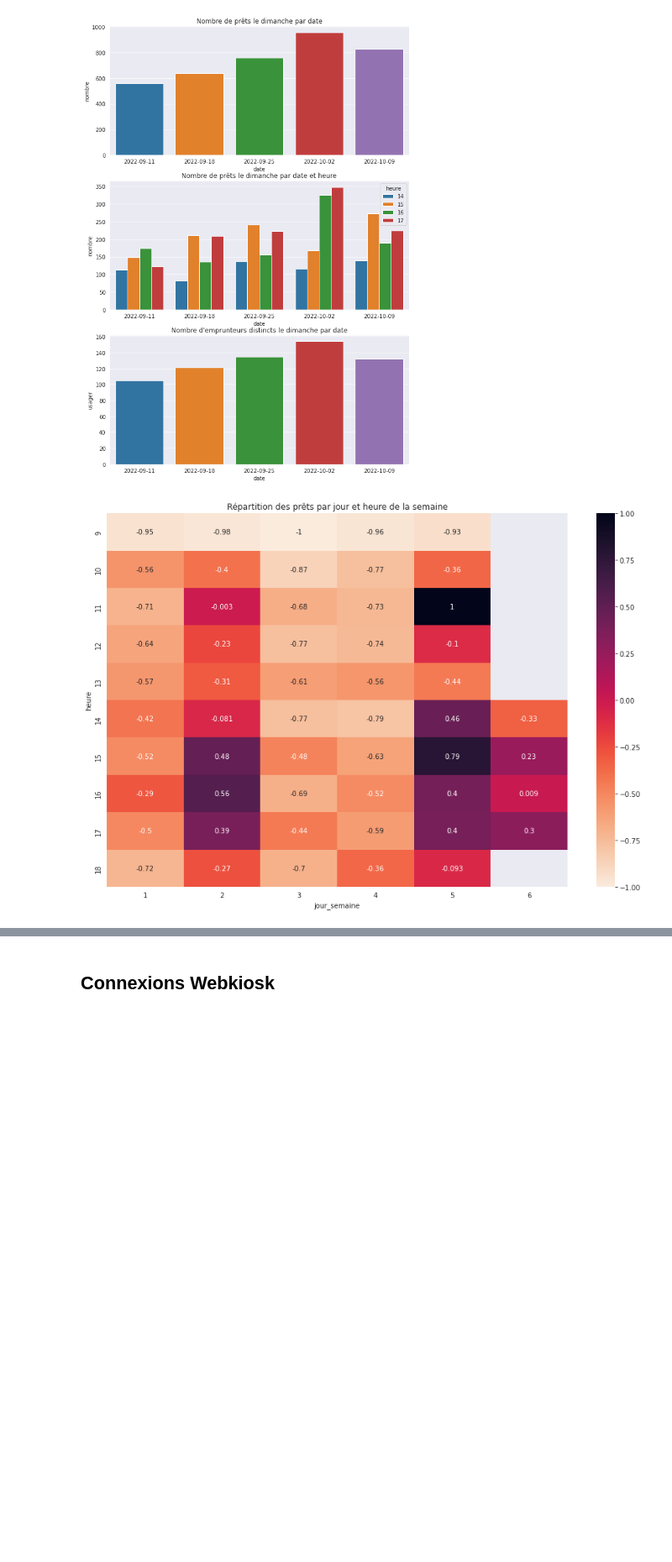
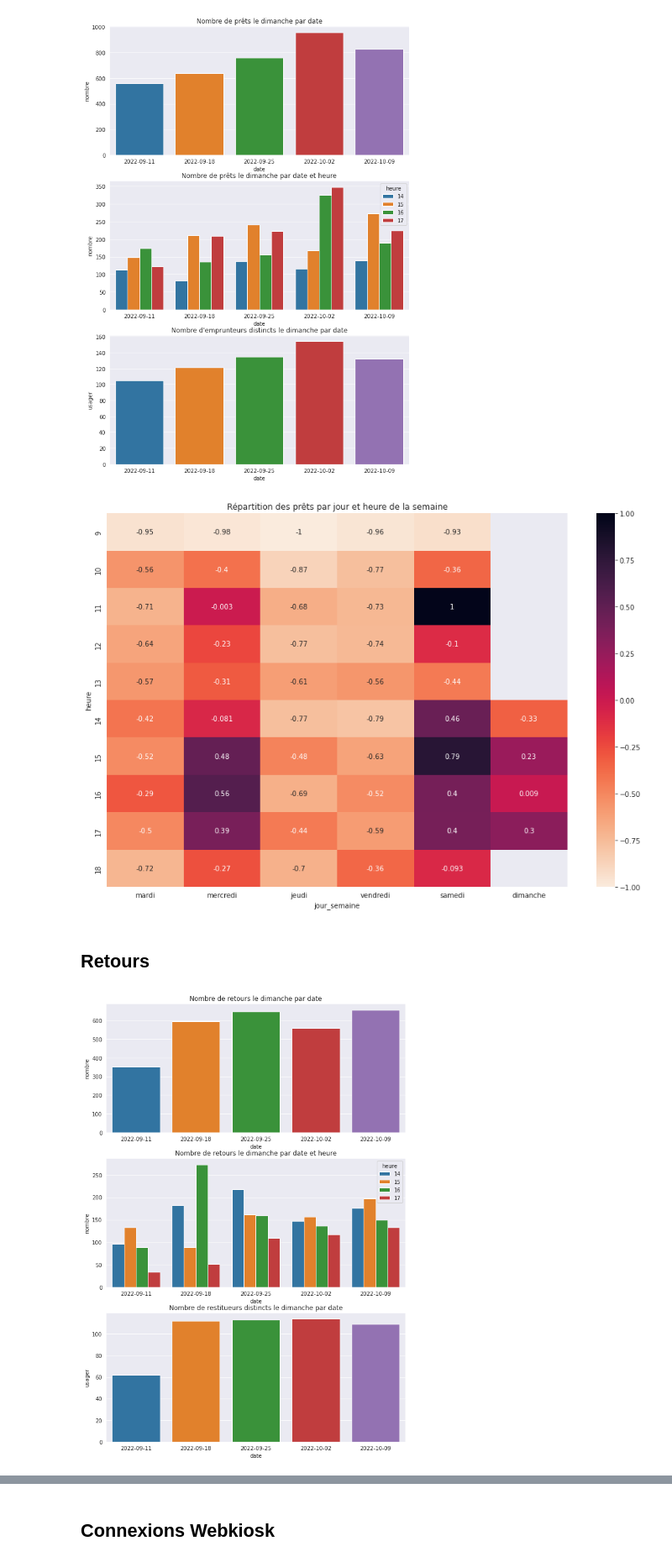
Before and after one commit to ragbx/kibini2, a Jupyter notebook: kibini/notebook_dimanche.ipynb, the cells around one changed output, grey strips where cells are left out. Shown: that part at 84% size. Drawn from its saved outputs; the diff is of its cells as text; code cells hidden in the pictures; blank space fills up the shorter version.

Commit message:
dimanche

```diff
--- a/kibini/notebook_dimanche.ipynb
+++ b/kibini/notebook_dimanche.ipynb
@@ -38,6 +38,7 @@ class StatDimanche():
         self.df = self.df[(self.df['heure'] >= 9) & (self.df['heure'] < 19)]
         self.df = self.df[~((self.df['jour_semaine'] == 6) & (self.df['heure'] < 14))]
         self.df = self.df[~((self.df['jour_semaine'] == 6) & (self.df['heure'] > 17))]
+
 
         if 'nombre' not in self.df:
             self.df['nombre'] = 1
@@ -79,6 +80,9 @@ class StatDimanche():
             to_rescale = scaler.transform(to_rescale)
             self.df_semaine_mediane['nombre'] = to_rescale
         self.df_semaine_mediane = pd.pivot_table(self.df_semaine_mediane, values='nombre', index='heure', columns='jour_semaine', aggfunc='mean')
+        jours = {0: "lundi", 1:"mardi", 2:"mercredi", 3:"jeudi", 4:"vendredi", 5:"samedi", 6:"dimanche"}
+        for j in self.df_semaine_mediane.columns:
+            self.df_semaine_mediane = self.df_semaine_mediane.rename(columns={ j: jours[j] })
 # %%
 db_conn = DbConn().create_engine()
 # %%
@@ -169,4 +167,36 @@ sns.heatmap(prets.df_semaine_mediane, cmap='rocket_r', annot=True, ax=ax)
 ax.set_title("Répartition des prêts par jour et heure de la semaine")
 f.show()
 # %% [output]
-[figure, old version]
+[figure, new version]
+# %% [markdown]
+## Retours
+# %%
+query = """
+SELECT returndate as date_heure, borrowernumber as usager
+FROM stat_issues
+WHERE DATE(returndate) >= '2022-09-01' AND location NOT IN ('MED0A', 'BUS1A')
+"""
+retours = StatDimanche(db_conn=db_conn, query=query, dimanches_str=dimanches_str)
+
+retours.get_df_dimanche_date()
+retours_dimanche_date = retours.df_dimanche_date
+
+retours.get_df_dimanche_date_heure()
+retours_dimanche_date_heure = retours.df_dimanche_date_heure
+
+retours.get_df_dimanche_date_usagers()
+retours_dimanche_date_usagers = retours.df_dimanche_date_usagers
+# %%
+f, ax = plt.subplots(3, figsize=(10, 15))
+#f.suptitle('retours')
+sns.barplot(data=retours_dimanche_date, x= 'date', y='nombre', ax=ax[0])
+ax[0].set_title('Nombre de retours le dimanche par date')
+sns.barplot(data=retours_dimanche_date_heure, x= 'date', y='nombre', hue='heure', ax=ax[1])
+ax[1].set_title('Nombre de retours le dimanche par date et heure')
+sns.barplot(data=retours_dimanche_date_usagers, x= 'date', y='usager', ax=ax[2])
+ax[2].set_title("Nombre de restitueurs distincts le dimanche par date")
+#sns.barplot(data=retours_moyenne, x= 'date', y='moyenne', hue='periode',ax=ax[3])
+#ax[3].set_title("Comparaison retours dimanche / semaine")
+f.show()
+# %% [output]
+[figure, added]
```
Also changed, not shown: parts of 6 cells of this notebook, 1 other file.
